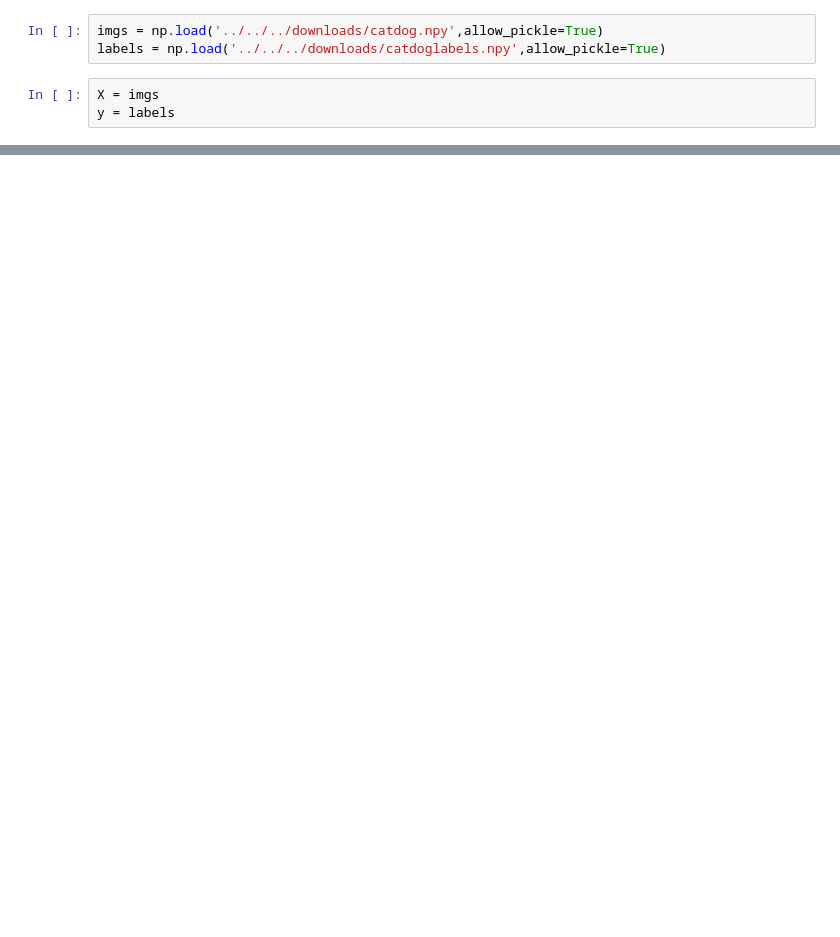
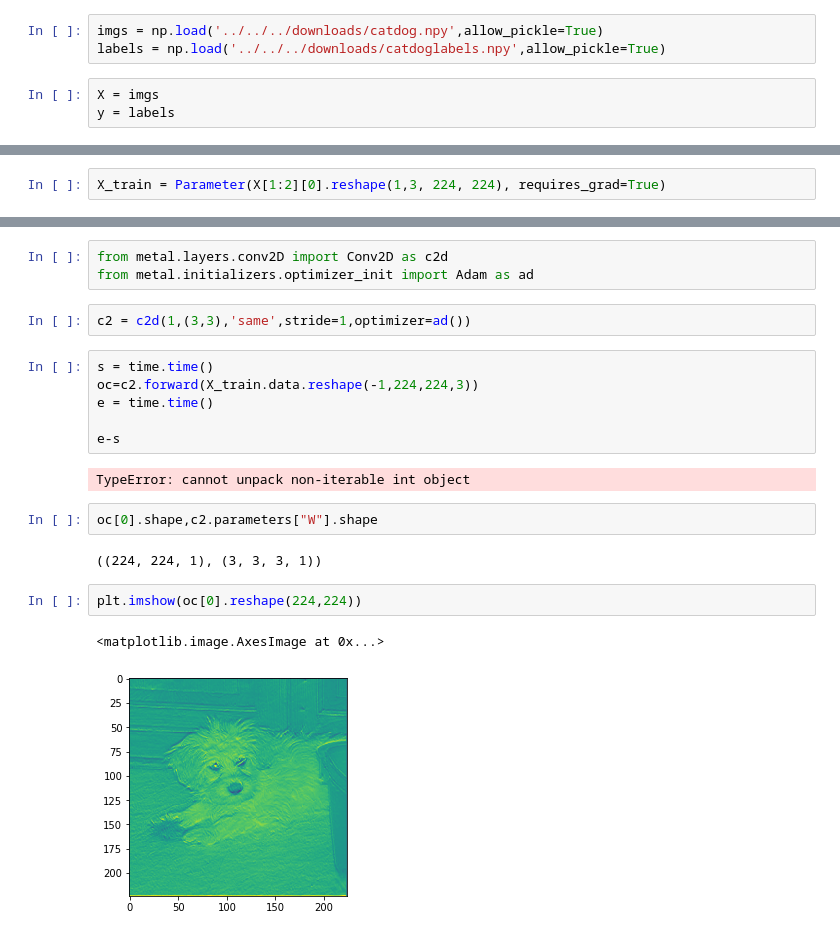
Before and after one commit to miguelmyers8/Metal, a Jupyter notebook: deprecated/examples/Untitled2.ipynb, the cells around one changed output, grey strips where cells are left out. Drawn from its saved outputs; the diff is of its cells as text; blank space fills up the shorter version.

```diff
--- a/deprecated/examples/Untitled2.ipynb
+++ b/deprecated/examples/Untitled2.ipynb
@@ -334,0 +236,2 @@ array([[0]])
+# %%
+X_train = Parameter(X[1:2][0].reshape(1,3, 224, 224), requires_grad=True)
@@ -334,0 +254,22 @@ array([[0]])
+# %%
+from metal.layers.conv2D import Conv2D as c2d
+from metal.initializers.optimizer_init import Adam as ad
+# %%
+c2 = c2d(1,(3,3),'same',stride=1,optimizer=ad())
+# %%
+s = time.time()
+oc=c2.forward(X_train.data.reshape(-1,224,224,3))
+e = time.time()
+
+e-s
+# %% [output]
+TypeError: cannot unpack non-iterable int object
+# %%
+oc[0].shape,c2.parameters["W"].shape
+# %% [output]
+((224, 224, 1), (3, 3, 3, 1))
+# %%
+plt.imshow(oc[0].reshape(224,224))
+# %% [output]
+<matplotlib.image.AxesImage at 0x...>
+[figure, added]
```
Also changed, not shown: parts of 111 cells of this notebook, 23 other files.
